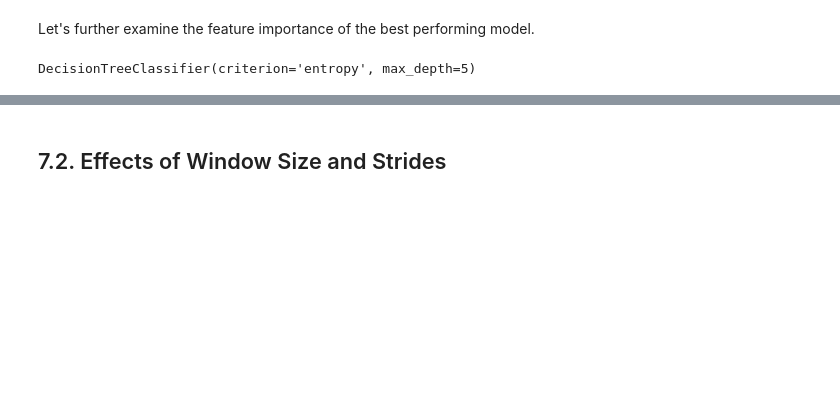
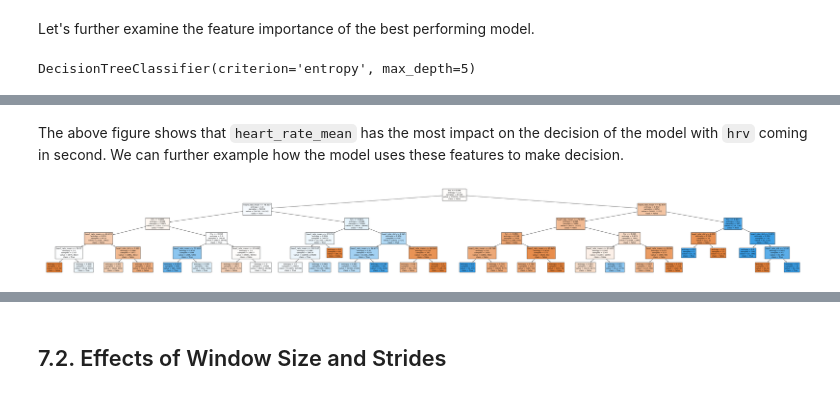
Before and after one commit to Socret360/ce888-data-science-and-decision-making, a Jupyter notebook: project/experiment.ipynb, the cells around one changed output, grey strips where cells are left out. Cells and saved outputs as stored; diff of their text form; code cells hidden in the pictures; blank space fills up the shorter version.

```diff
--- a/project/experiment.ipynb
+++ b/project/experiment.ipynb
@@ -732,0 +800,12 @@ _ = plt.xticks(rotation=45)
+# %% [markdown]
+The above figure shows that `heart_rate_mean` has the most impact on the decision of the model with `hrv` coming in second. We can further example how the model uses these features to make decision.
+# %%
+fig = plt.figure(figsize=(70,8))
+_ = plot_tree(
+    clf,
+    feature_names=X_train.columns.tolist(),
+    filled=True,
+    class_names=[str(i) for i in clf.classes_]
+)
+# %% [output]
+[figure, added]
```
Also changed, not shown: parts of 18 cells of this notebook, 2 other files.
